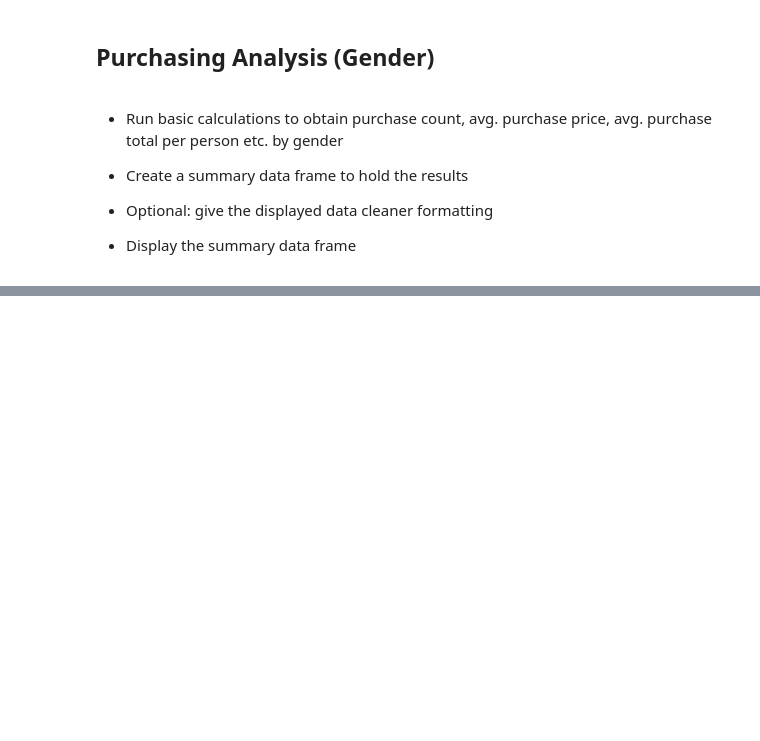
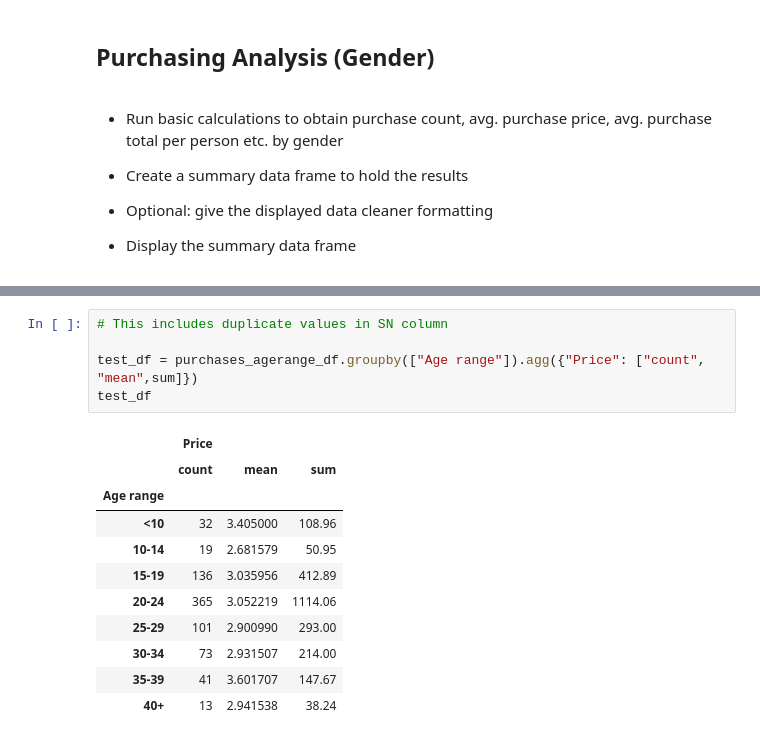
Before and after one commit to abbyabridged/pandas-challenge, a Jupyter notebook: HeroesOfPymoli/HeroesOfPymoli.ipynb, the cells around one changed output, grey strips where cells are left out. Drawn from its saved outputs; the diff is of its cells as text; blank space fills up the shorter version.

```diff
--- a/HeroesOfPymoli/HeroesOfPymoli.ipynb
+++ b/HeroesOfPymoli/HeroesOfPymoli.ipynb
@@ -230,0 +278,17 @@ purchasing_analysis_gender_agg.round(2)
+# %%
+# This includes duplicate values in SN column
+
+test_df = purchases_agerange_df.groupby(["Age range"]).agg({"Price": ["count", "mean",sum]})
+test_df
+# %% [output]
+|  | Price |  |  |
+|  | count | mean | sum |
+| Age range |  |  |  |
+| <10 | 32 | 3.405000 | 108.96 |
+| 10-14 | 19 | 2.681579 | 50.95 |
+| 15-19 | 136 | 3.035956 | 412.89 |
+| 20-24 | 365 | 3.052219 | 1114.06 |
+| 25-29 | 101 | 2.900990 | 293.00 |
+| 30-34 | 73 | 2.931507 | 214.00 |
+| 35-39 | 41 | 3.601707 | 147.67 |
+| 40+ | 13 | 2.941538 | 38.24 |
```
Also changed, not shown: parts of 22 cells of this notebook.
